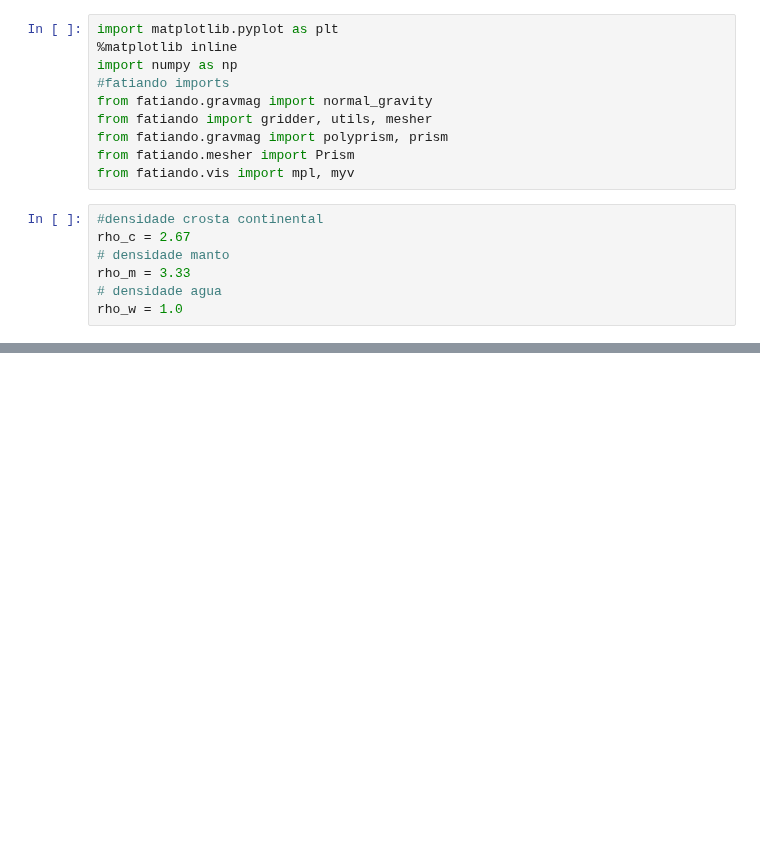
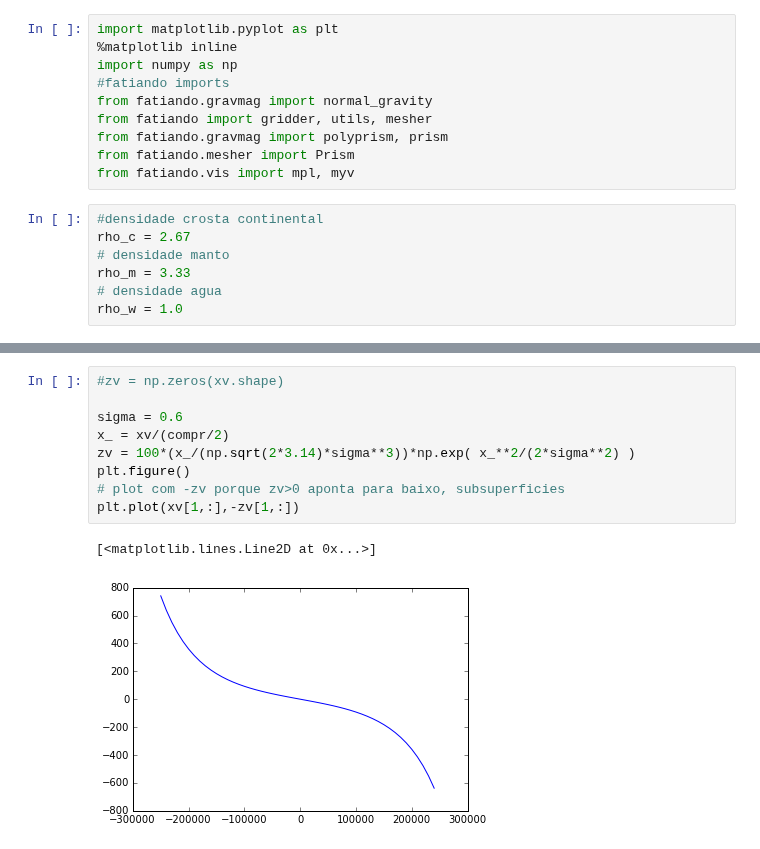
Before and after one commit to victortxa/grav-fitting-study, a Jupyter notebook: calculos_modelo_sintetico.ipynb, the cells around one changed output, grey strips where cells are left out. Saved outputs shown, nothing was run; the diff lists cells and outputs as text; blank space fills up the shorter version.

```diff
--- a/calculos_modelo_sintetico.ipynb
+++ b/calculos_modelo_sintetico.ipynb
@@ -47,0 +32,12 @@ p_ocean.get_bounds()
+# %%
+#zv = np.zeros(xv.shape)
+
+sigma = 0.6
+x_ = xv/(compr/2)
+zv = 100*(x_/(np.sqrt(2*3.14)*sigma**3))*np.exp( x_**2/(2*sigma**2) )
+plt.figure()
+# plot com -zv porque zv>0 aponta para baixo, subsuperficies
+plt.plot(xv[1,:],-zv[1,:])
+# %% [output]
+[<matplotlib.lines.Line2D at 0x...>]
+[figure, added]
```
Also changed, not shown: parts of 25 cells of this notebook.
